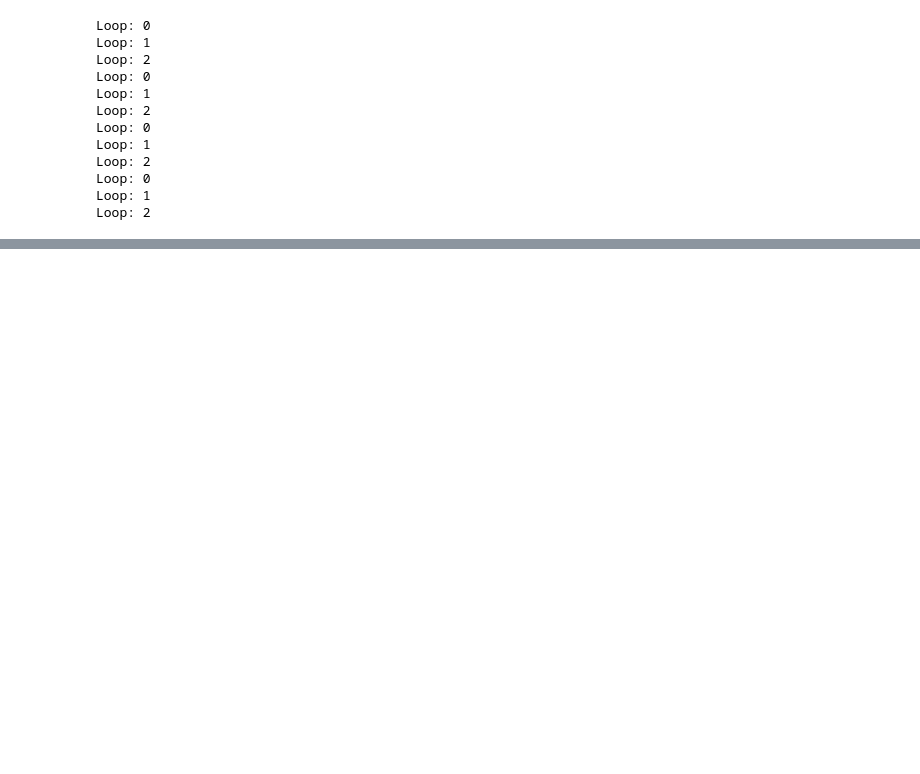
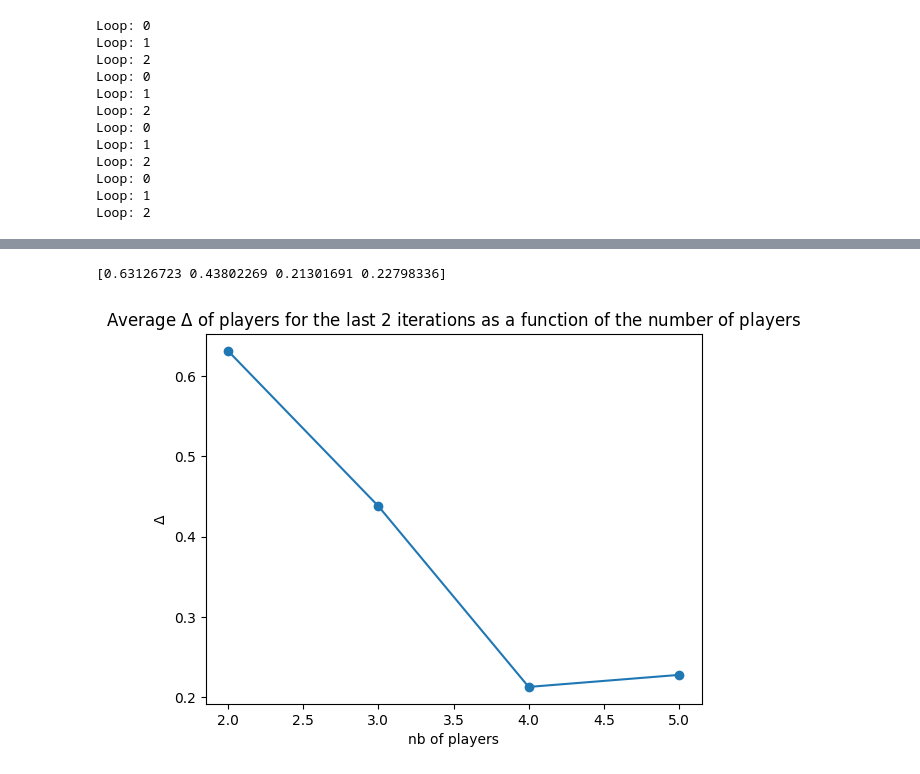
Before and after one commit to Suzie14/RLandPricing, a Jupyter notebook: loop_multi.ipynb, the cells around one changed output, grey strips where cells are left out. Cells and saved outputs as stored; diff of their text form; code cells hidden in the pictures; blank space fills up the shorter version.

```diff
--- a/loop_multi.ipynb
+++ b/loop_multi.ipynb
@@ -121,0 +170,11 @@ IndexError: index 1 is out of bounds for axis 0 with size 1
+# %%
+av = np.mean(DRmean, axis=1)
+print(av)
+plt.plot([2,3,4,5],av, linestyle='-', marker='o')
+plt.xlabel('nb of players')
+plt.ylabel('$\\Delta$')
+plt.title('Average $\\Delta$ of players for the last 2 iterations as a function of the number of players')
+plt.show()
+# %% [output]
+[0.63126723 0.43802269 0.21301691 0.22798336]
+[figure, added]
```
Also changed, not shown: parts of 5 cells of this notebook, 1 other file.
